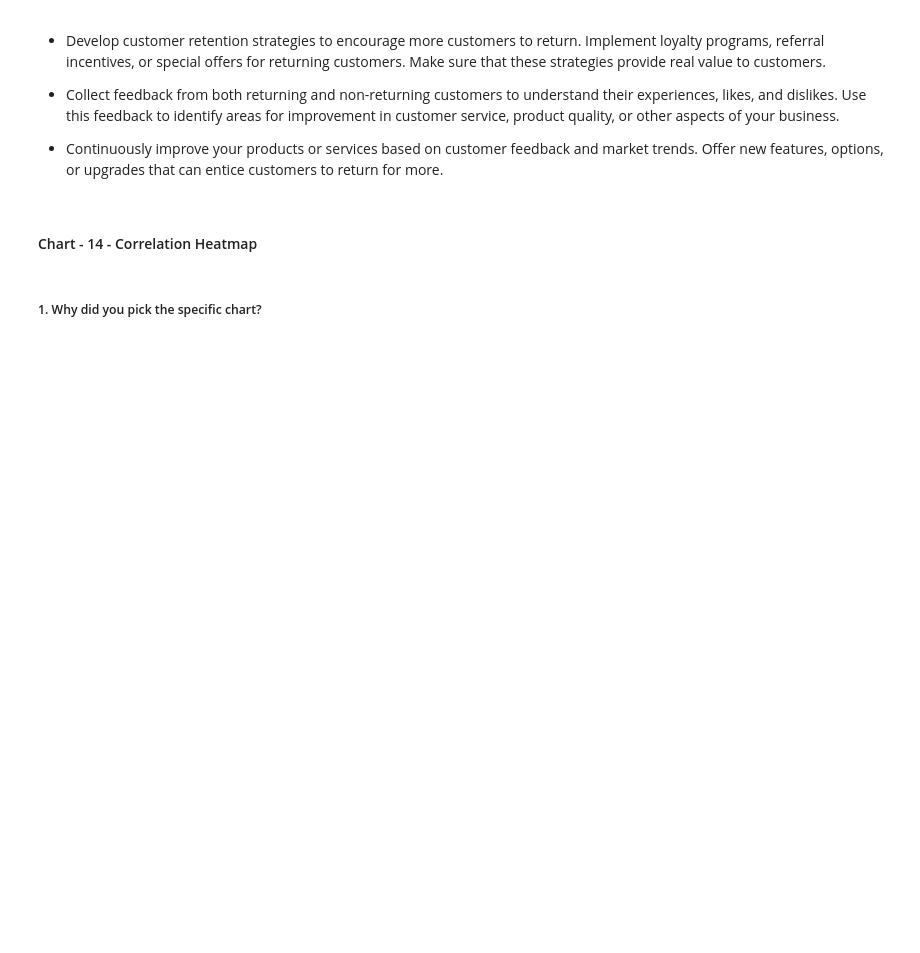
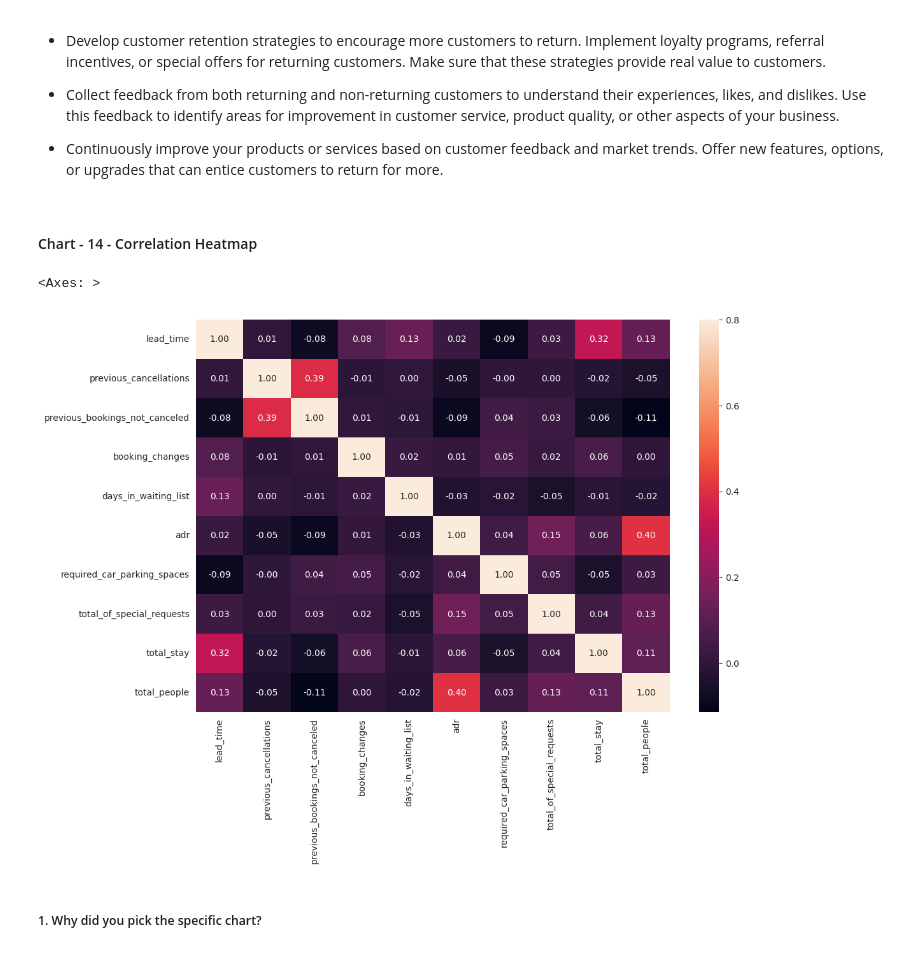
Before and after one commit to Hrishik-D/CapstoneProject_EDA_Hotel_Analysis, a Jupyter notebook: EDA_Hotel_Analysis_Individual.ipynb, the cells around one changed output. Saved outputs shown, nothing was run; the diff lists cells and outputs as text; code cells hidden in the pictures; blank space fills up the shorter version.

```diff
--- a/EDA_Hotel_Analysis_Individual.ipynb
+++ b/EDA_Hotel_Analysis_Individual.ipynb
@@ -849,3 +847,12 @@ Are there any insights that lead to negative growth? Justify with specific reaso
+# %%
+# Correlation Heatmap visualization code
+df14 = df1[['lead_time','previous_cancellations','previous_bookings_not_canceled','booking_changes','days_in_waiting_list','adr','required_car_parking_spaces','total_of_special_requests','total_stay','total_people']]
+corrmat = df14.corr()
+plt.figure(figsize=(12, 8))
+sns.heatmap(corrmat,annot = True,fmt='.2f', annot_kws={'size': 10},  vmax=.8,)
+# %% [output]
+<Axes: >
+[figure, added]
 # %% [markdown]
 ##### 1. Why did you pick the specific chart?
 # %% [markdown]
```
Also changed, not shown: parts of 3 cells of this notebook.
